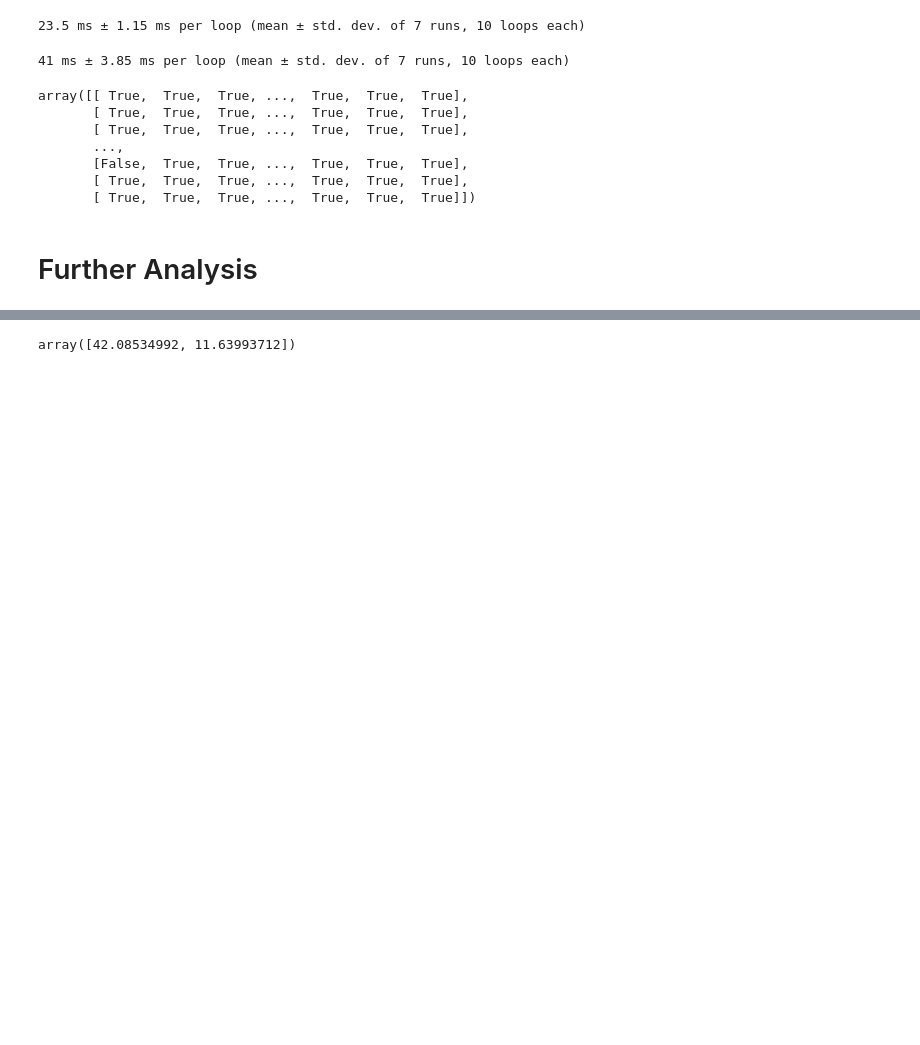
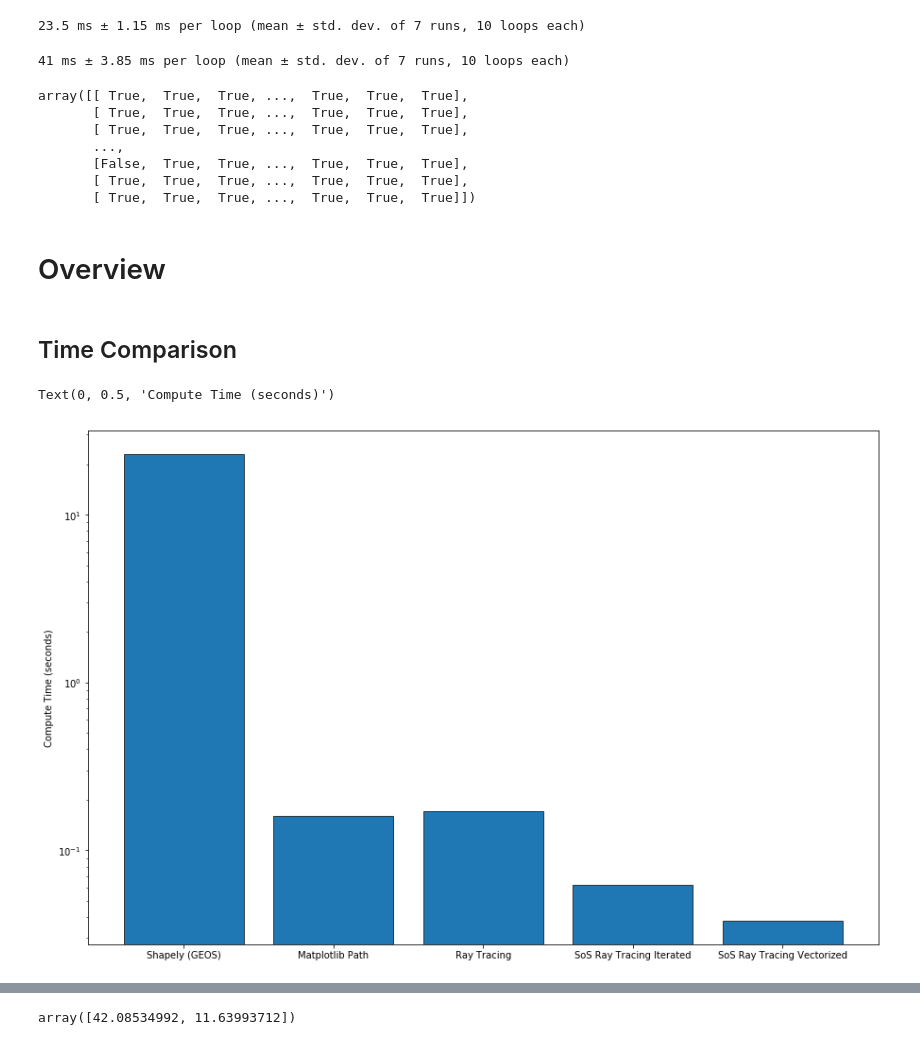
Before and after one commit to the-rccg/FIDS, a Jupyter notebook: algorithm_evaluations/point_in_polygon_implementations.ipynb, the cells around one changed output, grey strips where cells are left out. Cells and saved outputs as stored; diff of their text form; code cells hidden in the pictures; blank space fills up the shorter version.

```diff
--- a/algorithm_evaluations/point_in_polygon_implementations.ipynb
+++ b/algorithm_evaluations/point_in_polygon_implementations.ipynb
@@ -809,5 +1199,23 @@ array([[ True,  True,  True, ...,  True,  True,  True],
        [False,  True,  True, ...,  True,  True,  True],
        [ True,  True,  True, ...,  True,  True,  True],
        [ True,  True,  True, ...,  True,  True,  True]])
-# %% [markdown]
-# Further Analysis
+# %% [markdown]
+# Overview
+# %% [markdown]
+## Time Comparison
+# %%
+time_comparison = {
+    'Shapely (GEOS)': 23,
+    'Matplotlib Path': 0.16,
+    'Ray Tracing': 0.172,
+    'SoS Ray Tracing Iterated': 0.062,
+    'SoS Ray Tracing Vectorized': 0.038
+}
+# %%
+fig, ax = plt.subplots(1,1,figsize=(15,10))
+ax.bar(time_comparison.keys(), time_comparison.values(), edgecolor='black', linewidth=0.7)
+ax.set_yscale('log')
+ax.set_ylabel('Compute Time (seconds)')
+# %% [output]
+Text(0, 0.5, 'Compute Time (seconds)')
+[figure, added]
```
Also changed, not shown: parts of 112 cells of this notebook, 9 other files.
